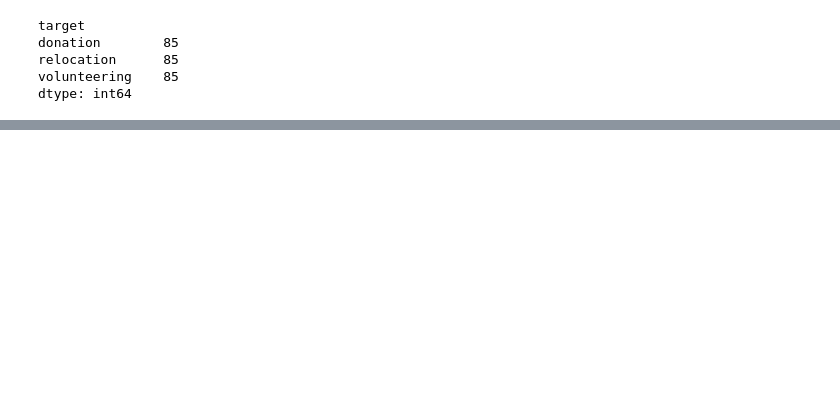
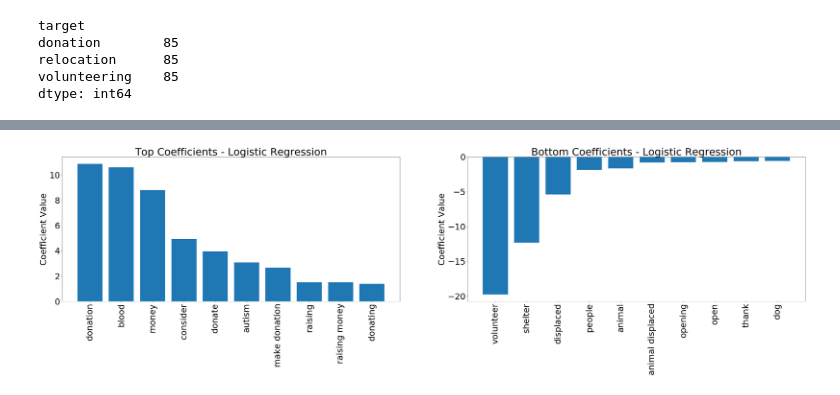
Before and after one commit to nescobar/smm2018, a Jupyter notebook: code/smm_twitter_analysis.ipynb, the cells around one changed output, grey strips where cells are left out. Drawn from its saved outputs; the diff is of its cells as text; code cells hidden in the pictures; blank space fills up the shorter version.

```diff
--- a/code/smm_twitter_analysis.ipynb
+++ b/code/smm_twitter_analysis.ipynb
@@ -327,0 +375,20 @@ heart -0.524376948698
+# %%
+plt.figure(figsize=(50,10))
+plt.rcParams.update({'font.size': 32})
+
+plt.subplot(1,2,1)
+x_positions = np.arange(10)
+plt.bar(x_positions, top_coef_values)
+plt.xticks(x_positions, top_coef_words, rotation=90)
+plt.title("Top Coefficients - Logistic Regression")
+plt.ylabel("Coefficient Value")
+
+plt.subplot(1,2,2)
+plt.bar(x_positions, bottom_coef_values)
+plt.xticks(x_positions, bottom_coef_words, rotation=90)
+plt.title("Bottom Coefficients - Logistic Regression")
+plt.ylabel("Coefficient Value")
+
+plt.show()
+# %% [output]
+[figure, added]
```
Also changed, not shown: parts of 12 cells of this notebook.
